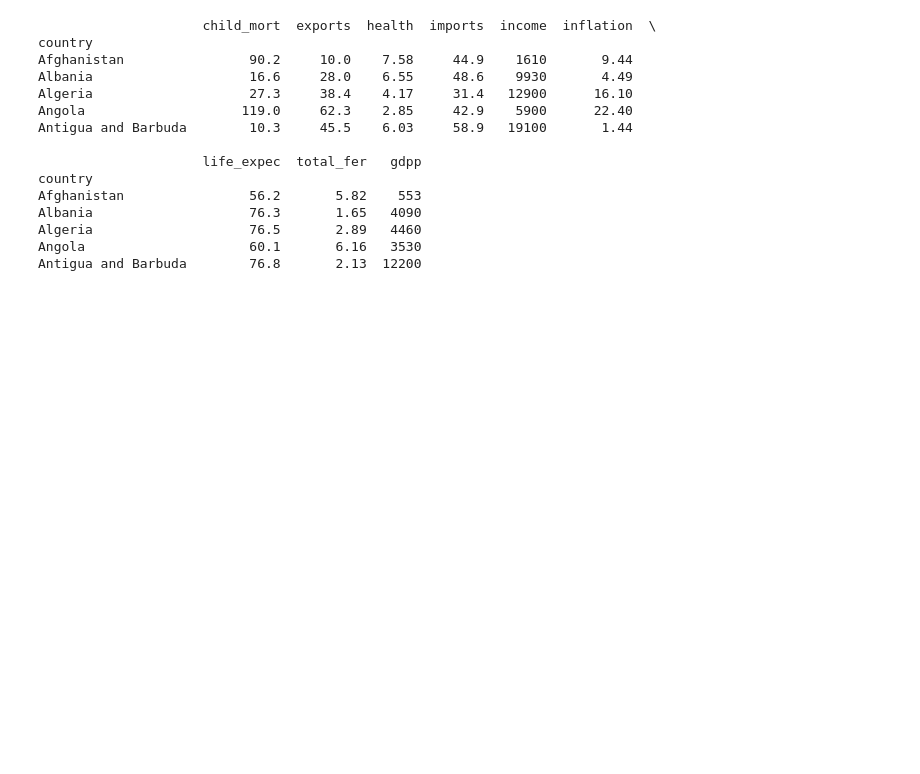
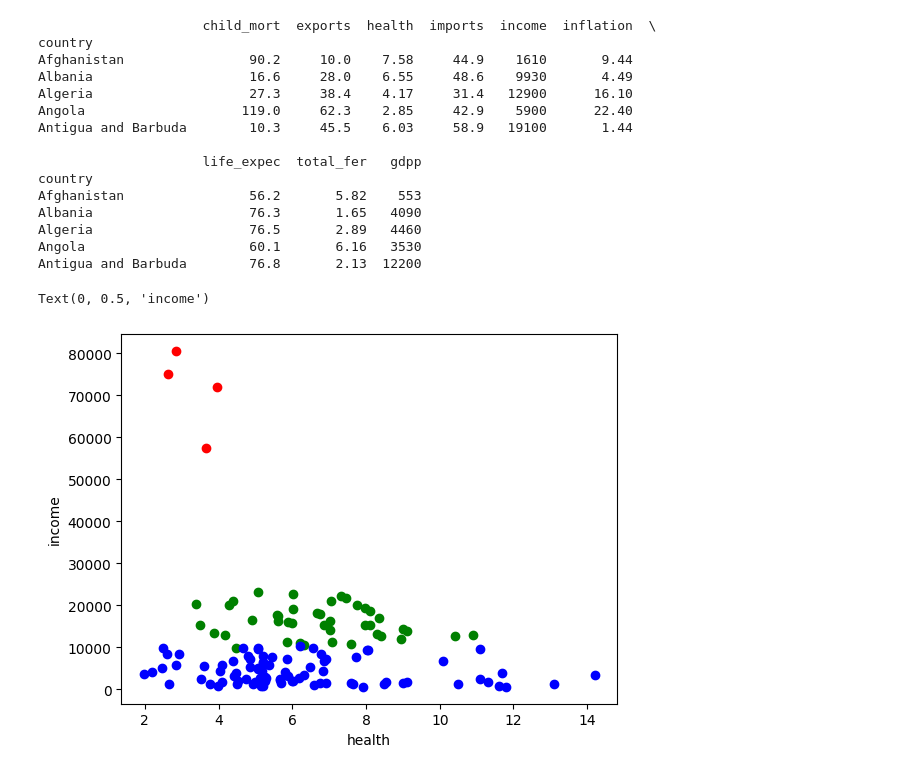
Before and after one commit to Francesfahey/algorithims_data, a Jupyter notebook: CA3_q2.ipynb, the cells around one changed output. Drawn from its saved outputs; the diff is of its cells as text; code cells hidden in the pictures; blank space fills up the shorter version.

```diff
--- a/CA3_q2.ipynb
+++ b/CA3_q2.ipynb
@@ -20,3 +20,26 @@ Albania                    76.3       1.65   4090
 Algeria                    76.5       2.89   4460
 Angola                     60.1       6.16   3530
 Antigua and Barbuda        76.8       2.13  12200
+# %%
+from sklearn.cluster import KMeans
+km =KMeans(n_clusters =3) # number of cluster is 3
+km.fit(country_df)
+country_df['cluster'] = km.labels_ #add a new column cluster to the dataset, which indicating the cluster that the object belongs to
+# %%
+from matplotlib import pyplot as plt
+
+# Create 3 sub data frame, each one contains rows of the same cluster.
+# because we want to scatter them in different color
+country_df1 = country_df[country_df.cluster ==0] # assign row with cluster=0 or country_df[country_df[‘cluster’] = 0]
+country_df2 = country_df[country_df.cluster==1]
+country_df3 = country_df[country_df.cluster==2]
+# Scatter on a graph has only 2 axes, so we can only select 2 columns from each cluster to display
+# For example I choose health and income columns
+plt.scatter(country_df1.health, country_df1.income, color ='green')
+plt.scatter(country_df2.health, country_df2.income, color ='red')
+plt.scatter(country_df3.health, country_df3.income, color ='blue')
+plt.xlabel('health')
+plt.ylabel('income')
+# %% [output]
+Text(0, 0.5, 'income')
+[figure, added]
```
Also changed, not shown: parts of 5 cells of this notebook.
